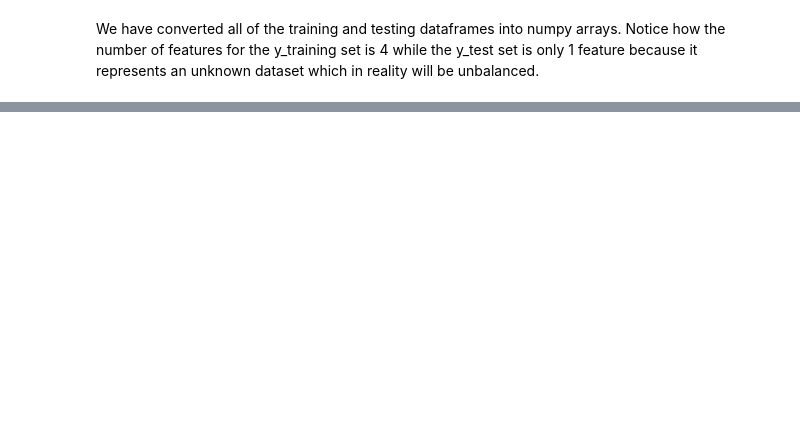
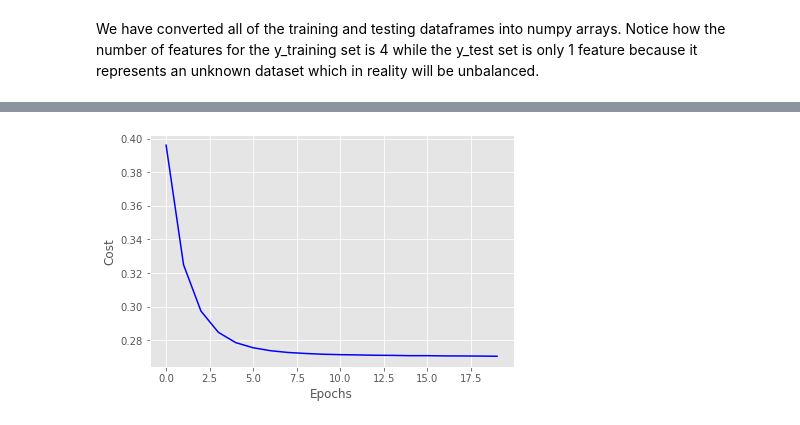
Before and after one commit to lukedemaio/MLLab04, a Jupyter notebook: Lab4_ROS.ipynb, the cells around one changed output, grey strips where cells are left out. Saved outputs shown, nothing was run; the diff lists cells and outputs as text; code cells hidden in the pictures; blank space fills up the shorter version.

```diff
--- a/Lab4_ROS.ipynb
+++ b/Lab4_ROS.ipynb
@@ -484,0 +464,9 @@ print('Accuracy:',accuracy_score(y_test,yhat))
+# %%
+cdf_target = df['ChildPoverty']
+cdf_data = df.drop(['ChildPoverty'], axis=1)
+
+X = cdf_data.copy()
+y = cdf_target.copy()
+
+X_train, X_test, y_train, y_test = sklearn.model_selection.train_test_split(X,y, test_size=0.2)
+y_train.describe()
@@ -484,0 +488,5 @@ print('Accuracy:',accuracy_score(y_test,yhat))
+# %%
+y_train = y_train.to_numpy(dtype='int64')
+X_train = X_train.to_numpy()
+y_test = y_test.to_numpy(dtype='int64')
+X_test = X_test.to_numpy()
@@ -484,0 +503,14 @@ print('Accuracy:',accuracy_score(y_test,yhat))
+# %%
+scaler = StandardScaler()
+X_cat_train = X_train.copy()
+X_cat_test = X_test.copy()
+
+X_cat_train = scaler.fit_transform(X_cat_train)
+X_cat_test = scaler.fit_transform(X_cat_test)
+# %%
+%%time
+nn_glorot = TLPBetterInitial(**params)
+
+nn_glorot.fit(X_cat_train, y_train, print_progress=1)
+yhat = nn_glorot.predict(X_cat_test)
+print('Accuracy:',accuracy_score(y_test,yhat))
@@ -485,3 +522,13 @@ print('Accuracy:',accuracy_score(y_test,yhat))
+# %%
+cost_avgs = [np.mean(x) for x in nn_glorot.cost_]
+
+plt.plot(range(len(cost_avgs)), cost_avgs, color='blue')
+plt.ylabel('Cost')
+plt.xlabel('Epochs')
+plt.tight_layout()
+plt.show()
+# %% [output]
+[figure, added]
 # %%
 #[1 points] Compare the performance of the three models you just trained. Are there any meaningful differences in
 #performance? Explain, in your own words, why these models have (or do not have) different performances.
```
Also changed, not shown: parts of 26 cells of this notebook.
